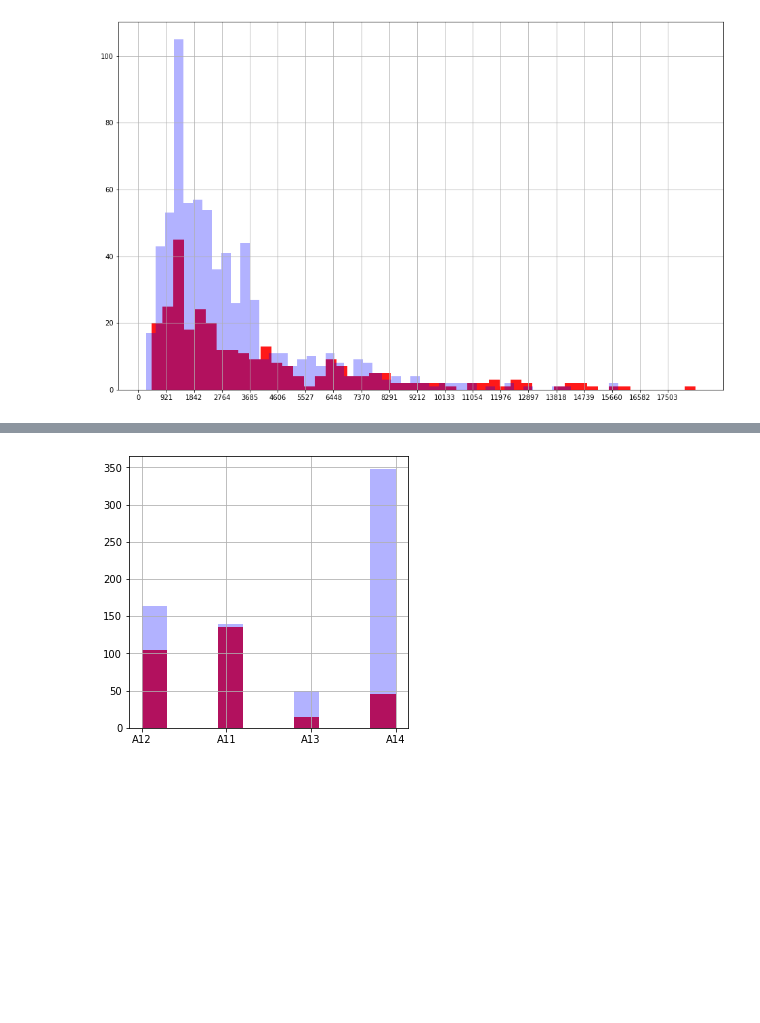
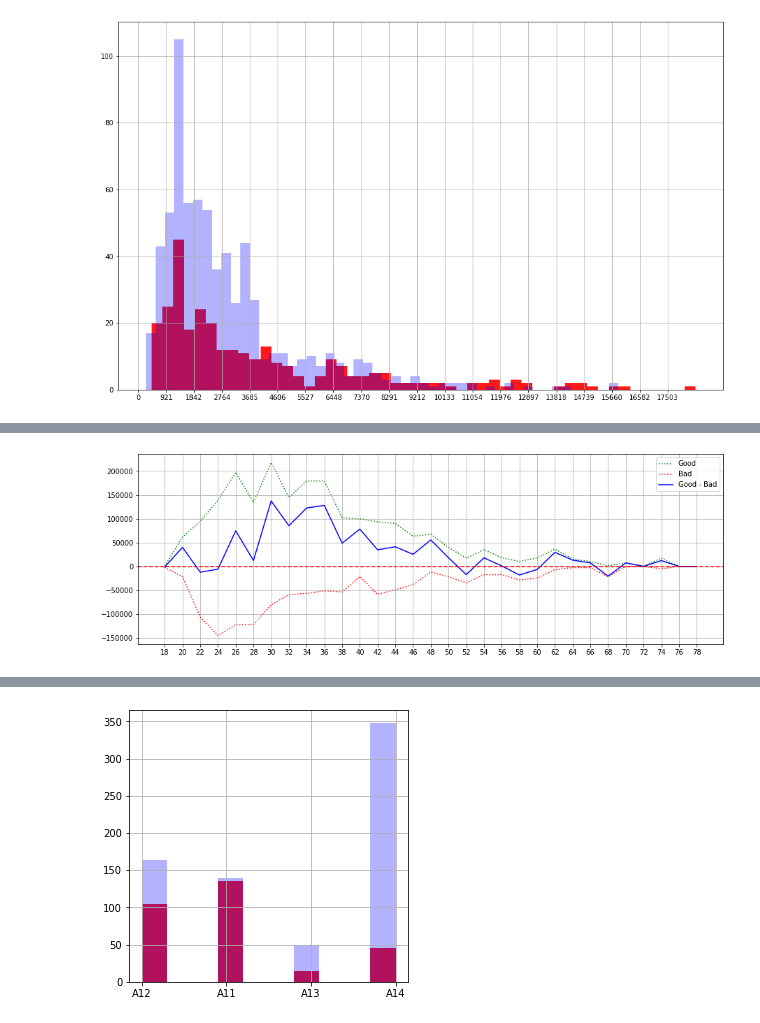
Before and after one commit to Bartloc/ml-german-credit, a Jupyter notebook: German-Credit-Data-ML-Analysis.ipynb, the cells around one changed output, grey strips where cells are left out. Cells and saved outputs as stored; diff of their text form; code cells hidden in the pictures; blank space fills up the shorter version.

```diff
--- a/German-Credit-Data-ML-Analysis.ipynb
+++ b/German-Credit-Data-ML-Analysis.ipynb
@@ -314,0 +314,31 @@ credit_dict
+# %%
+age_dict={0: [],1 :[], 2:[], 3:[]}
+step=2
+for ag in range(18,80,step):
+    age_dict[0].append(ag)
+
+    age_dict[1].append(data[\
+                           (data['classification']==1)\
+                       &   (data['age']>=ag) \
+                       &   (data['age']<ag+step)\
+                           ]['creditamount'].sum())
+    age_dict[2].append(-data[\
+                           (data['classification']==0)\
+                       &   (data['age']>=ag) \
+                       &   (data['age']<ag+step)\
+                           ]['creditamount'].sum())
+
+    age_dict[3].append(age_dict[1][-1]+age_dict[2][-1])
+
+age_df=pd.DataFrame.from_dict(age_dict)
+
+plt.figure(figsize=(15,5))
+plt.plot(age_df[0],age_df[1],color='green',linestyle='dotted',label='Good')
+plt.plot(age_df[0],age_df[2],color='red',linestyle='dotted',label='Bad')
+plt.plot(age_df[0],age_df[3],color='blue',label='Good - Bad')
+plt.axhline(y=0,color='red',linestyle='--')
+plt.xticks(np.arange(18, 80, 2))
+plt.legend()
+plt.grid()
+# %% [output]
+[figure, added]
```
Also changed, not shown: parts of 10 cells of this notebook.
